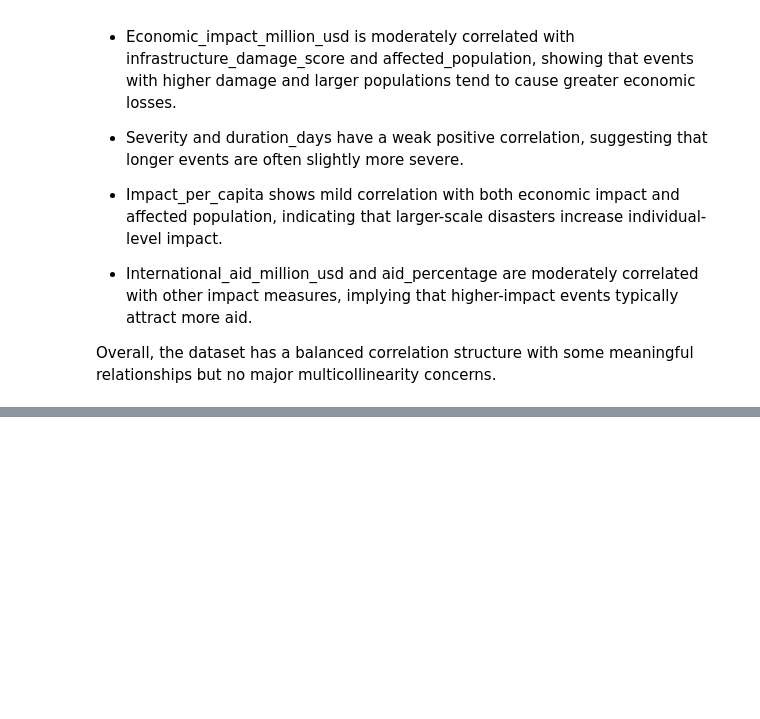
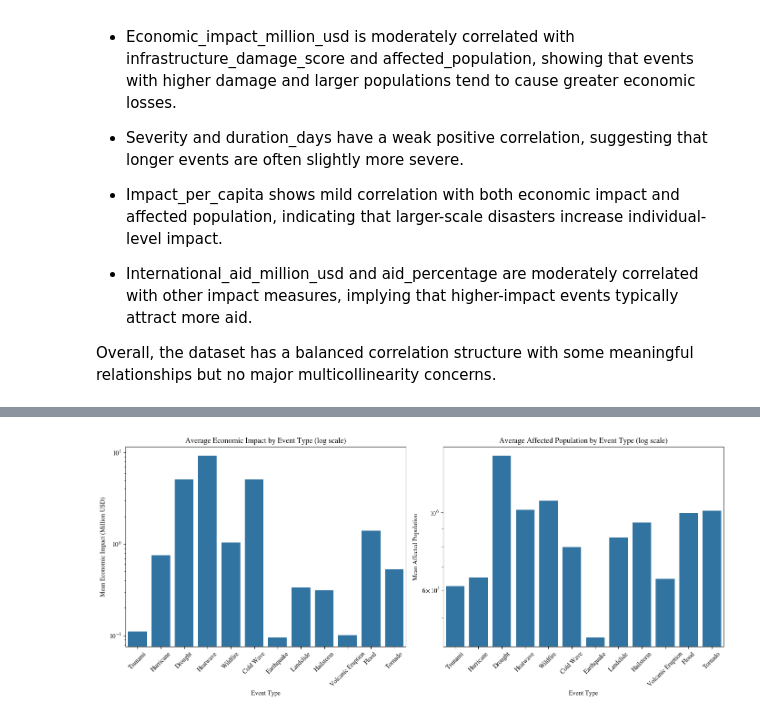
Before and after one commit to samyukrishnasamy/DS3001-Midterm-Project, a Jupyter notebook: exploratory_data_analysis.ipynb, the cells around one changed output, grey strips where cells are left out. Cells and saved outputs as stored; diff of their text form; code cells hidden in the pictures; blank space fills up the shorter version.

Commit message:
updated graphs

```diff
--- a/exploratory_data_analysis.ipynb
+++ b/exploratory_data_analysis.ipynb
@@ -324,0 +246,35 @@ plt.show()
+# %%
+fig, axes = plt.subplots(1, 2, figsize=(14,6))
+
+sns.barplot(
+    data=df,
+    x='event_type',
+    y='economic_impact_million_usd',
+    estimator='mean',
+    errorbar=None,
+    ax=axes[0]
+)
+axes[0].set_yscale("log")
+axes[0].set_title("Average Economic Impact by Event Type (log scale)")
+axes[0].set_xlabel("Event Type")
+axes[0].set_ylabel("Mean Economic Impact (Million USD)")
+axes[0].tick_params(axis='x', rotation=45)
+
+sns.barplot(
+    data=df,
+    x='event_type',
+    y='affected_population',
+    estimator='mean',
+    errorbar=None,
+    ax=axes[1]
+)
+axes[1].set_yscale("log")
+axes[1].set_title("Average Affected Population by Event Type (log scale)")
+axes[1].set_xlabel("Event Type")
+axes[1].set_ylabel("Mean Affected Population")
+axes[1].tick_params(axis='x', rotation=45)
+
+plt.tight_layout()
+plt.show()
+# %% [output]
+[figure, added]
```
Also changed, not shown: parts of 16 cells of this notebook, 1 other file.
